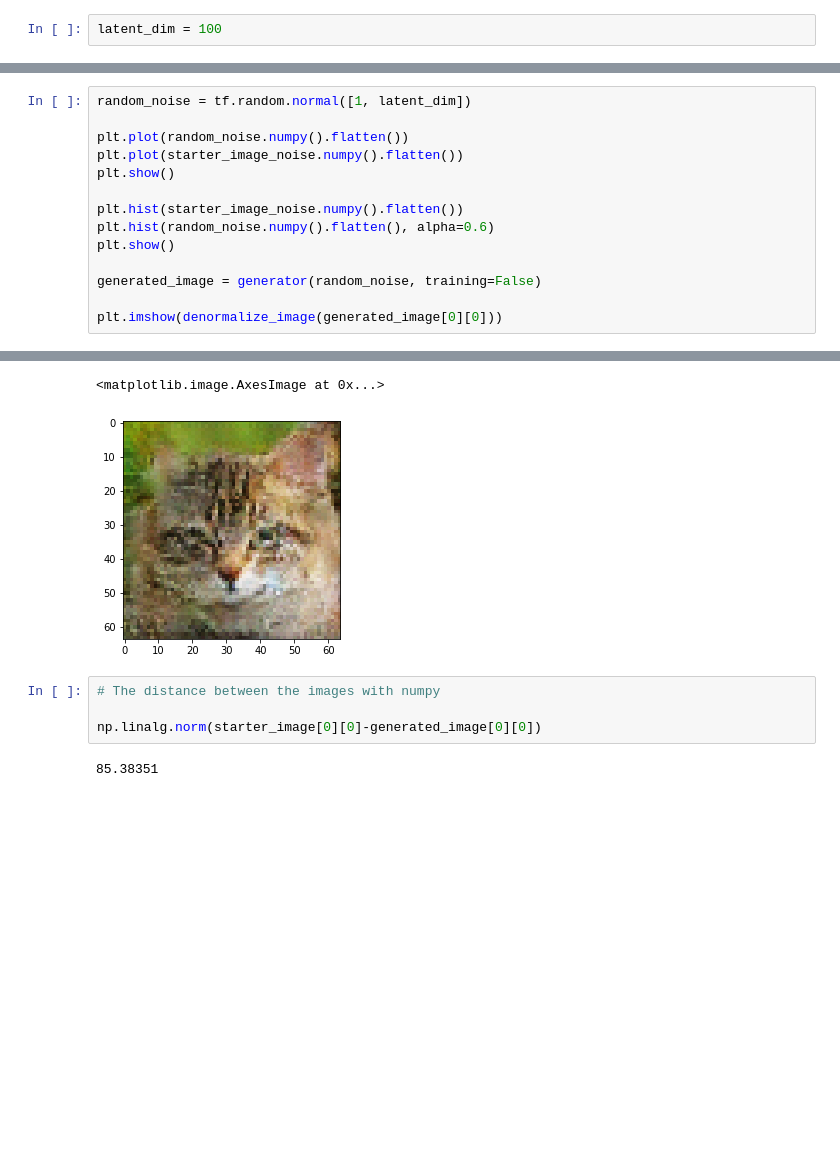
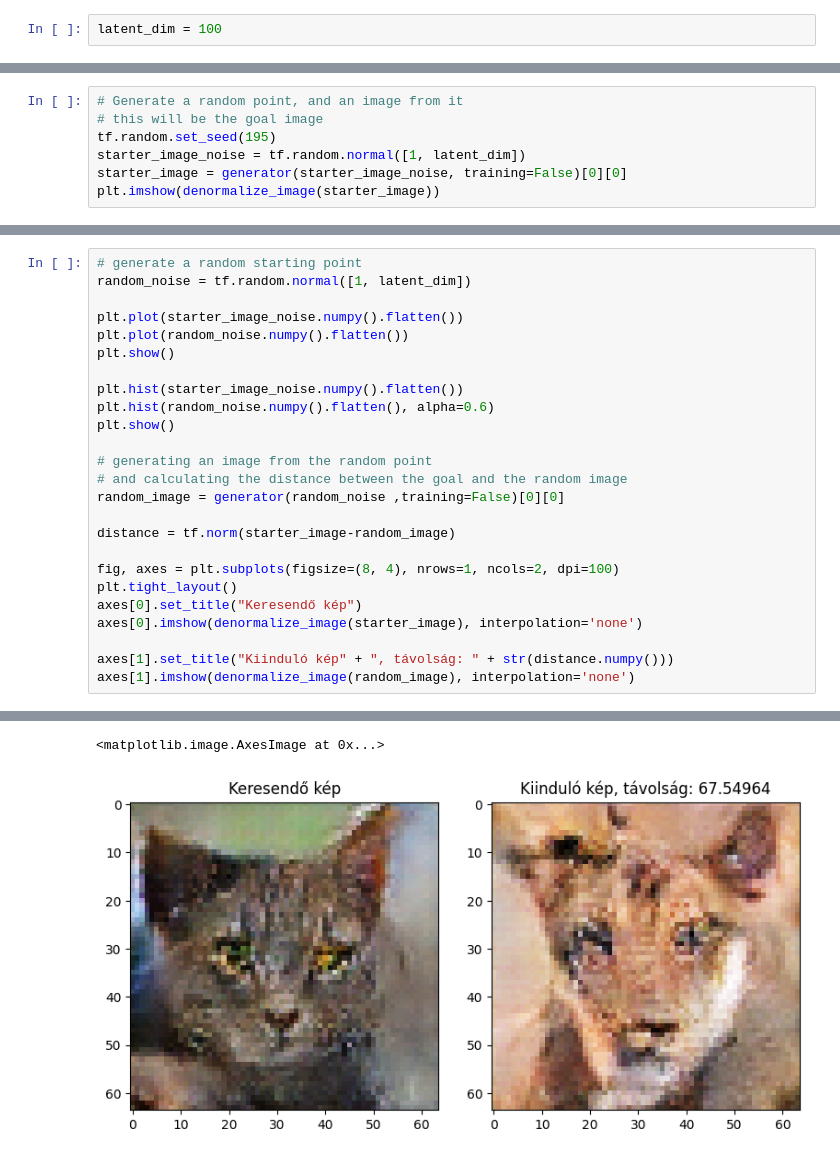
Before and after one commit to DanielNagy97/diplomamunka, a Jupyter notebook: docs/notebooks/WanderingInLatentDim.ipynb, the cells around one changed output, grey strips where cells are left out. Saved outputs shown, nothing was run; the diff lists cells and outputs as text; blank space fills up the shorter version.

```diff
--- a/docs/notebooks/WanderingInLatentDim.ipynb
+++ b/docs/notebooks/WanderingInLatentDim.ipynb
@@ -44,0 +89,7 @@ plt.imshow(denormalize_image(starter_image[0][0]))
+# %%
+# Generate a random point, and an image from it
+# this will be the goal image
+tf.random.set_seed(195)
+starter_image_noise = tf.random.normal([1, latent_dim])
+starter_image = generator(starter_image_noise, training=False)[0][0]
+plt.imshow(denormalize_image(starter_image))
@@ -45,15 +99,26 @@ plt.imshow(denormalize_image(starter_image[0][0]))
 # %%
+# generate a random starting point
 random_noise = tf.random.normal([1, latent_dim])
 
+plt.plot(starter_image_noise.numpy().flatten())
 plt.plot(random_noise.numpy().flatten())
-plt.plot(starter_image_noise.numpy().flatten())
 plt.show()
 
 plt.hist(starter_image_noise.numpy().flatten())
 plt.hist(random_noise.numpy().flatten(), alpha=0.6)
 plt.show()
 
-generated_image = generator(random_noise, training=False)
+# generating an image from the random point
+# and calculating the distance between the goal and the random image
+random_image = generator(random_noise ,training=False)[0][0]
 
-plt.imshow(denormalize_image(generated_image[0][0]))
+distance = tf.norm(starter_image-random_image)
+
+fig, axes = plt.subplots(figsize=(8, 4), nrows=1, ncols=2, dpi=100)
+plt.tight_layout()
+axes[0].set_title("Keresendő kép")
+axes[0].imshow(denormalize_image(starter_image), interpolation='none')
+
+axes[1].set_title("Kiinduló kép" + ", távolság: " + str(distance.numpy()))
+axes[1].imshow(denormalize_image(random_image), interpolation='none')
 # %% [output]
@@ -62,8 +127,2 @@ plt.imshow(denormalize_image(generated_image[0][0]))
 <matplotlib.image.AxesImage at 0x...>
-[figure, old version]
+[figure, new version]
-# %%
-# The distance between the images with numpy
-
-np.linalg.norm(starter_image[0][0]-generated_image[0][0])
-# %% [output]
-85.38351
```
Also changed, not shown: parts of 19 cells of this notebook.
